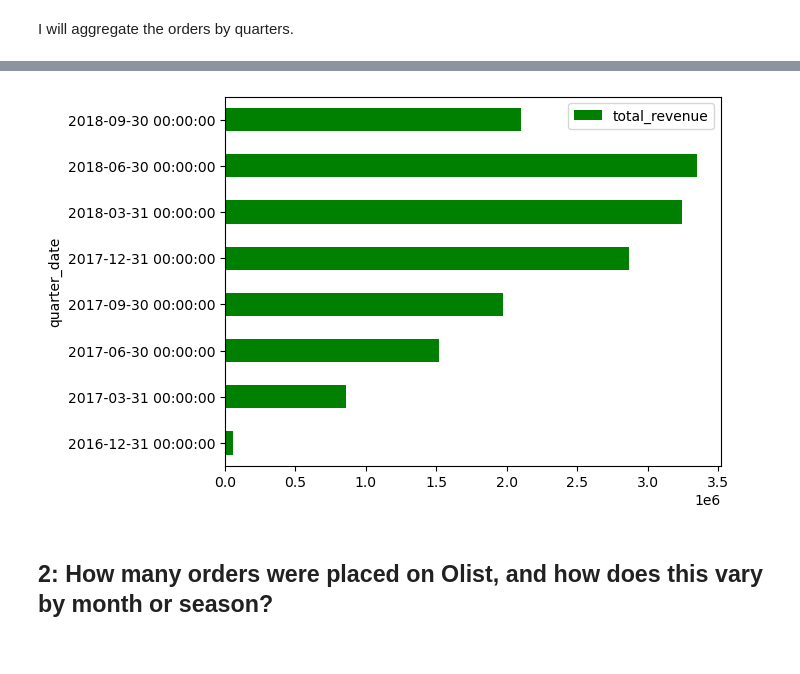
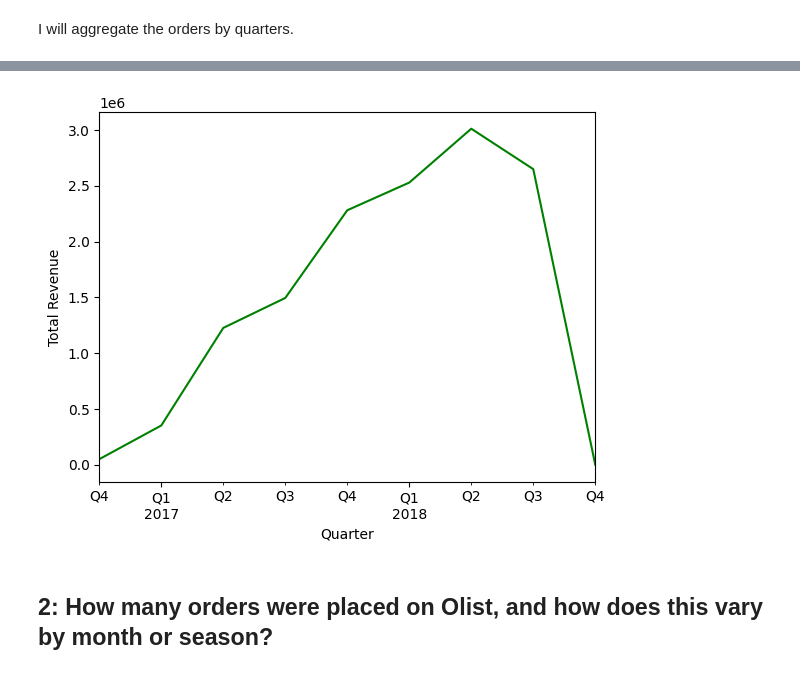
Before and after one commit to chusk2/git_, a Jupyter notebook: olist.ipynb, the cells around one changed output, grey strips where cells are left out. Saved outputs shown, nothing was run; the diff lists cells and outputs as text; code cells hidden in the pictures.

```diff
--- a/olist.ipynb
+++ b/olist.ipynb
@@ -223,0 +109,2 @@ total_revenue = df.payment_value.sum()
+# %%
+df_items.shipping_limit_date = pd.to_datetime(df_items.shipping_limit_date)
@@ -223,0 +113,2 @@ total_revenue = df.payment_value.sum()
+# %%
+df_revenues = pd.merge(left=df_orders, right=df_items, on='order_id', how='left')
@@ -239,4 +165,4 @@ The oldest order was made on 2016 and the latest on 2018.
 # %% [markdown]
 I will aggregate the orders by quarters.
 # %%
-quarterly_orders = df.set_index('order_approved_at')
+quarterly_revenue = df_revenues.set_index('order_approved_at')
@@ -257,0 +169,5 @@ quarter_total_revenues.index.name = 'quarter_date'
+# %%
+quarter_total_revenue = quarterly_revenue.resample('3M', closed='left').price.sum().to_frame()
+quarter_total_revenue = quarter_total_revenue.rename(columns = {'price' : 'total_revenue'})
+quarter_total_revenue.index.name = 'quarter_date'
+quarter_total_revenue
@@ -258,8 +186,11 @@ quarter_total_revenues.index.name = 'quarter_date'
 # %%
-quarter_total_revenues.plot.barh(color='green')
+fig, ax = plt.subplots()
+quarter_total_revenue.plot.line(color='green', ax = ax, legend=False)
+ax.set_xlabel('Quarter')
+ax.set_ylabel('Total Revenue')
 plt.show()
 # %% [output]
-[figure, old version]
+[figure, new version]
 # %% [markdown]
 ## 2: How many orders were placed on Olist, and how does this vary by month or season?
 # %%
```
Also changed, not shown: parts of 63 cells of this notebook.
